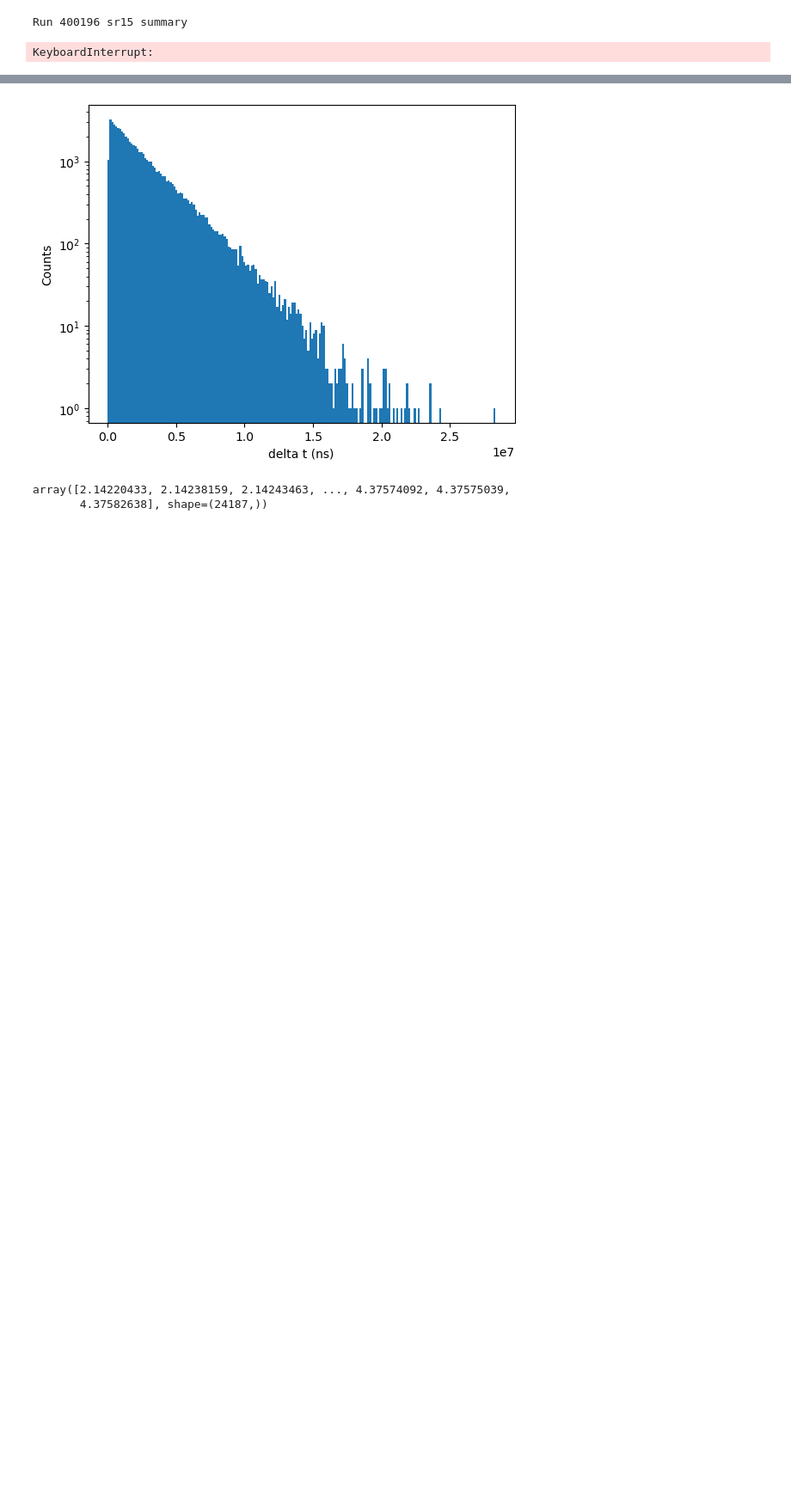
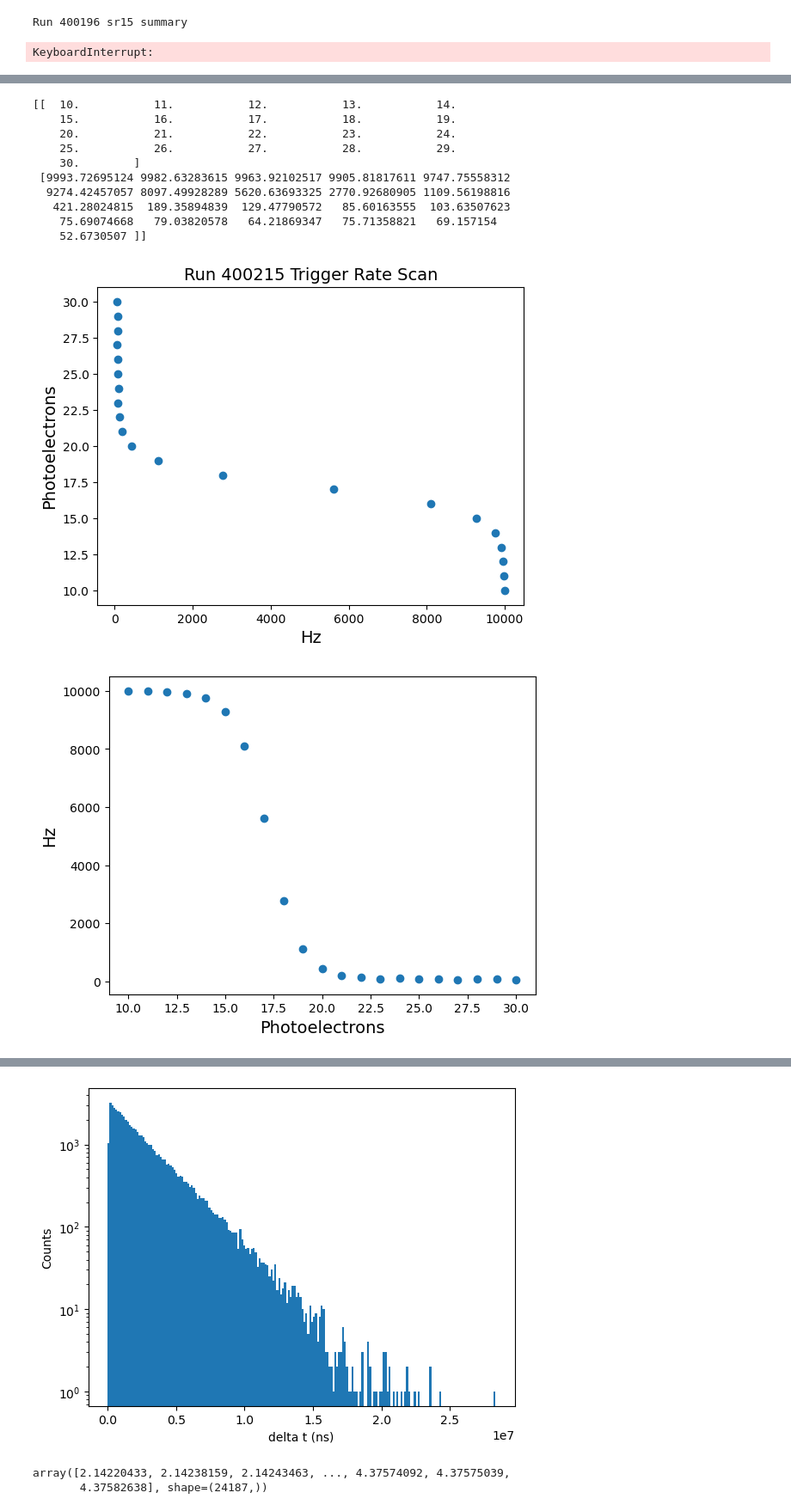
Before and after one commit to GriffinB243/DQM_scripts, a Jupyter notebook: DQM_notebook.ipynb, the cells around one changed output, grey strips where cells are left out. Shown at 86% size. Saved outputs shown, nothing was run; the diff lists cells and outputs as text; code cells hidden in the pictures; blank space fills up the shorter version.

Commit message:
created npy files of run 400215 data to make it easier to edit plots quickly. also hardcoded fontsize 14 into the script which i will fix soon

```diff
--- a/DQM_notebook.ipynb
+++ b/DQM_notebook.ipynb
@@ -1192,0 +1138,30 @@ ValueError: negative dimensions are not allowed
+# %%
+ratescan=np.load('/data/wipac/CTA/targetcdata/run400215_rateScan.npy')
+print(ratescan)
+plt.scatter(ratescan[1],ratescan[0])
+plt.xlabel("Hz", fontsize=14)
+plt.ylabel("Photoelectrons", fontsize=14)
+plt.title('Run 400215 Trigger Rate Scan', fontsize=14)
+plt.show()
+plt.scatter(ratescan[0],ratescan[1])
+plt.ylabel("Hz", fontsize=14)
+plt.xlabel("Photoelectrons", fontsize=14)
+plt.show()
+
+plt.hist(ratescan[0])
+plt.show()
+plt.hist(ratescan[1])
+plt.show()
+# %% [output]
+[[  10.           11.           12.           13.           14.
+    15.           16.           17.           18.           19.
+    20.           21.           22.           23.           24.
+    25.           26.           27.           28.           29.
+    30.        ]
+ [9993.72695124 9982.63283615 9963.92102517 9905.81817611 9747.75558312
+  9274.42457057 8097.49928289 5620.63693325 2770.92680905 1109.56198816
+   421.28024815  189.35894839  129.47790572   85.60163555  103.63507623
+    75.69074668   79.03820578   64.21869347   75.71358821   69.157154
+    52.6730507 ]]
+[figure, added]
+[figure, added]
```
Also changed, not shown: parts of 9 cells of this notebook, 33 other files.
